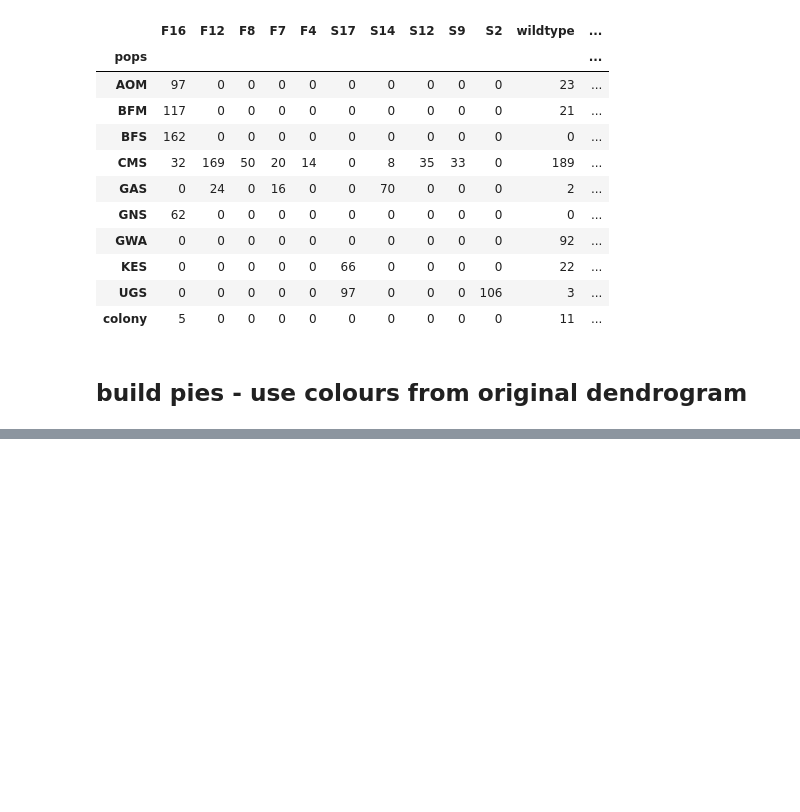
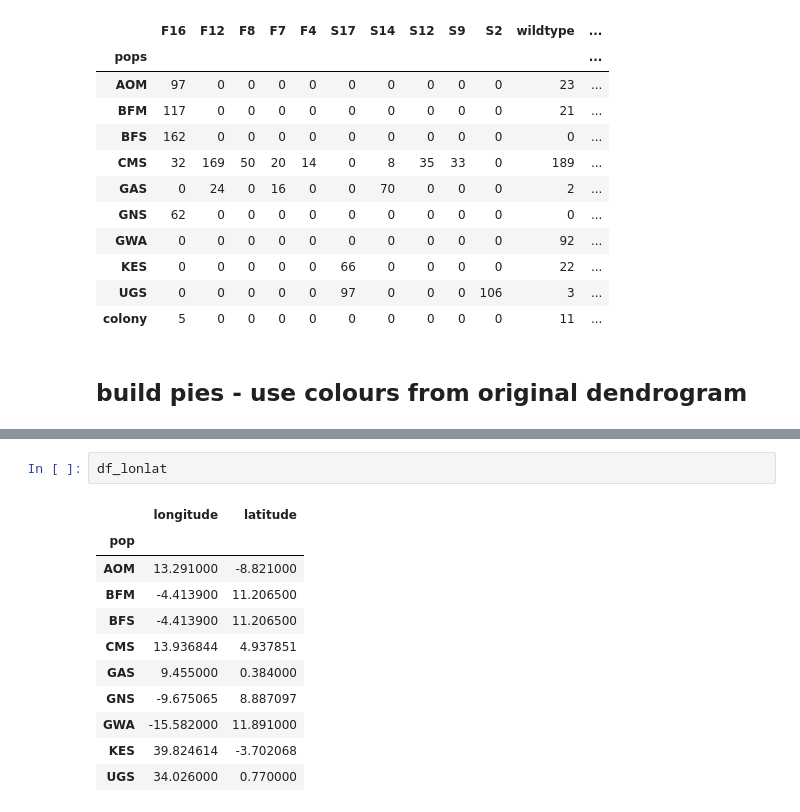
Before and after one commit to cclarkson/agam-vgsc-report, a Jupyter notebook: notebooks/Figure_1_DendroMap.ipynb, the cells around one changed output, grey strips where cells are left out. Drawn from its saved outputs; the diff is of its cells as text; blank space fills up the shorter version.

```diff
--- a/notebooks/Figure_1_DendroMap.ipynb
+++ b/notebooks/Figure_1_DendroMap.ipynb
@@ -278,3 +298,17 @@ hap_freq_df
+# %%
+df_lonlat
+# %% [output]
+|  | longitude | latitude |
+| pop |  |  |
+| AOM | 13.291000 | -8.821000 |
+| BFM | -4.413900 | 11.206500 |
+| BFS | -4.413900 | 11.206500 |
+| CMS | 13.936844 | 4.937851 |
+| GAS | 9.455000 | 0.384000 |
+| GNS | -9.675065 | 8.887097 |
+| GWA | -15.582000 | 11.891000 |
+| KES | 39.824614 | -3.702068 |
+| UGS | 34.026000 | 0.770000 |
 # %%
 extent_lonlat = (-20, 50, -18, 20)
 
```
Also changed, not shown: parts of 11 cells of this notebook.
